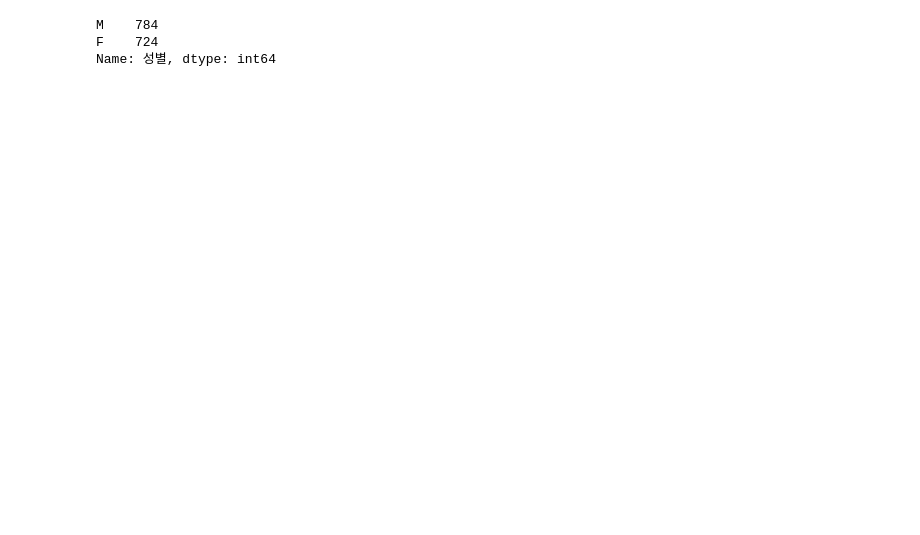
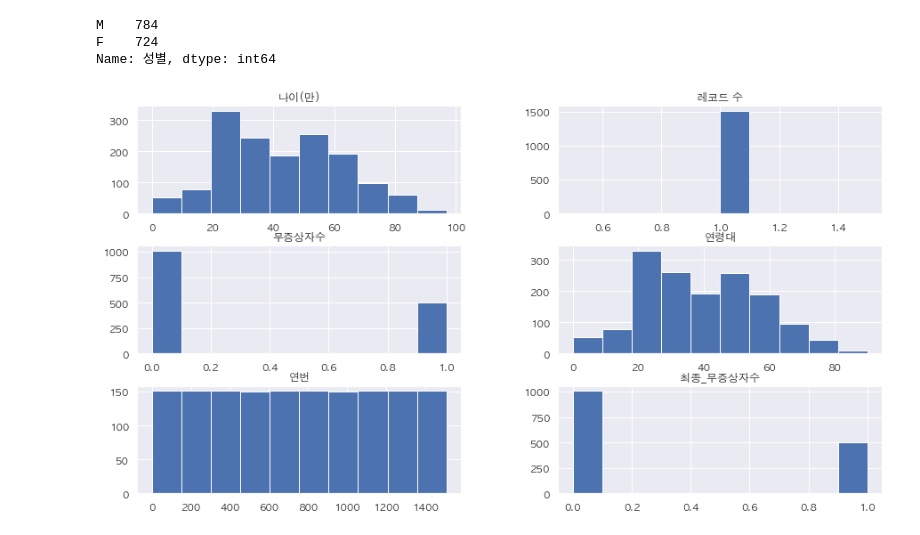
Before and after one commit to corazzon/COVID-19-eda, a Jupyter notebook: covid19-gg.ipynb, the cells around one changed output. Saved outputs shown, nothing was run; the diff lists cells and outputs as text; code cells hidden in the pictures; blank space fills up the shorter version.

```diff
--- a/covid19-gg.ipynb
+++ b/covid19-gg.ipynb
@@ -131,3 +157,7 @@ df["성별"].value_counts()
 M    784
 F    724
 Name: 성별, dtype: int64
+# %%
+h = df.hist(figsize=(15, 8))
+# %% [output]
+[figure, added]
```
Also changed, not shown: parts of 9 cells of this notebook.
